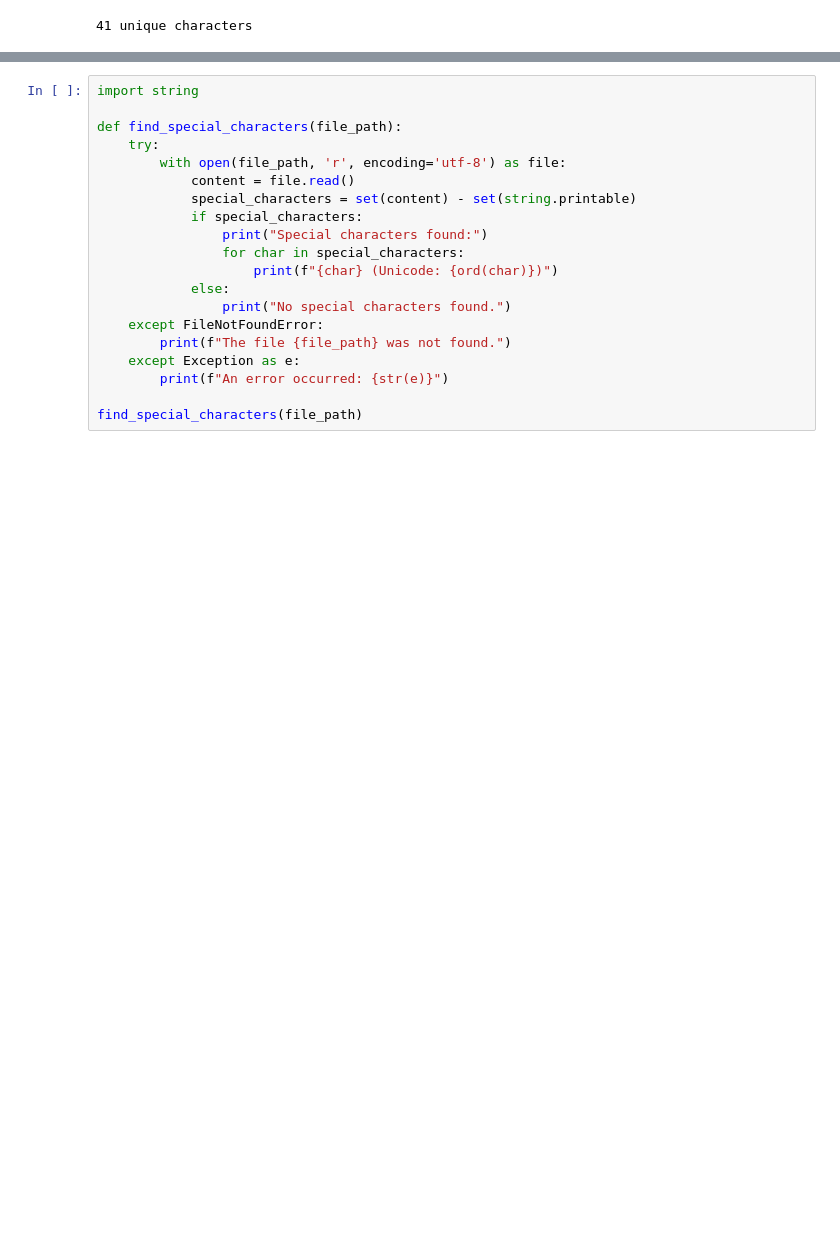
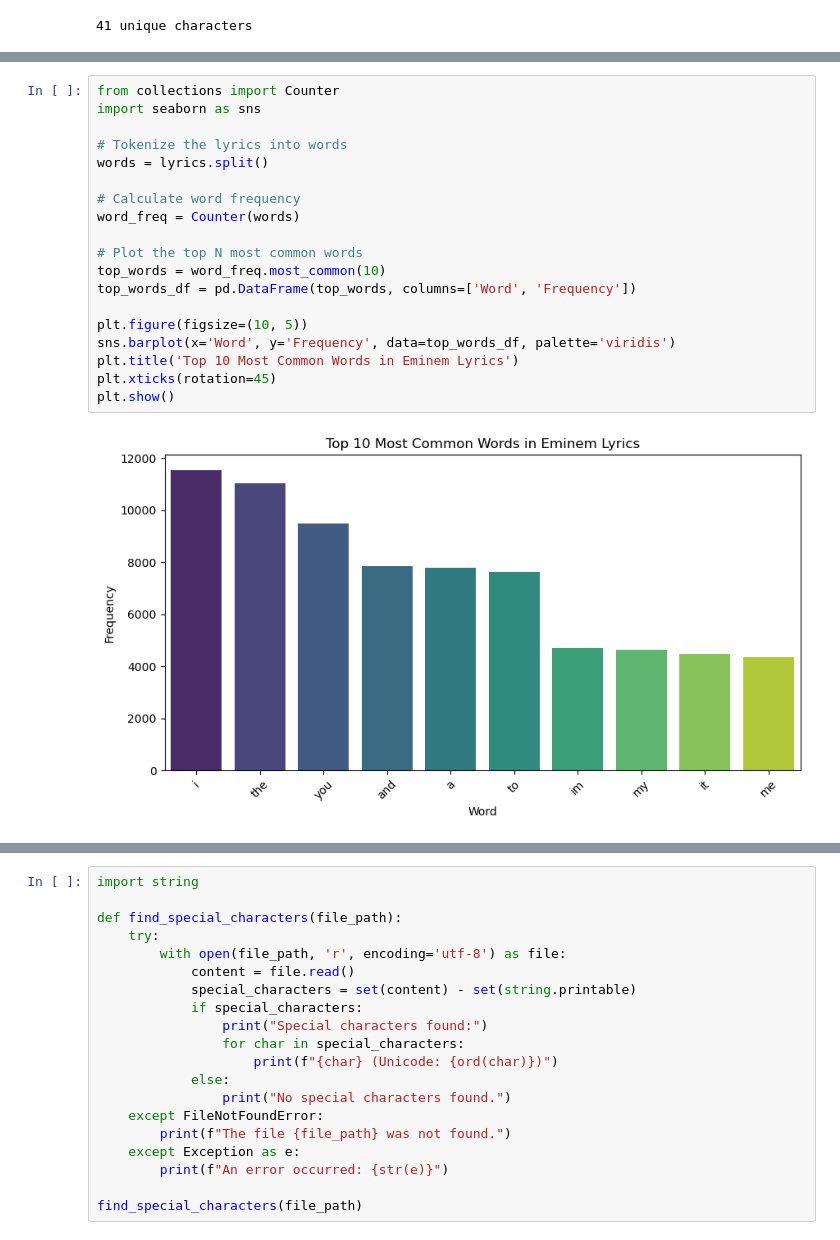
Before and after one commit to shnkreddy98/AILyricsGenerator, a Jupyter notebook: Proj.ipynb, the cells around one changed output, grey strips where cells are left out. Cells and saved outputs as stored; diff of their text form; blank space fills up the shorter version.

```diff
--- a/Model_0.ipynb
+++ b/Proj.ipynb
@@ -66,0 +131,21 @@ print(f'{len(vocab)} unique characters')
+# %%
+from collections import Counter
+import seaborn as sns
+
+# Tokenize the lyrics into words
+words = lyrics.split()
+
+# Calculate word frequency
+word_freq = Counter(words)
+
+# Plot the top N most common words
+top_words = word_freq.most_common(10)
+top_words_df = pd.DataFrame(top_words, columns=['Word', 'Frequency'])
+
+plt.figure(figsize=(10, 5))
+sns.barplot(x='Word', y='Frequency', data=top_words_df, palette='viridis')
+plt.title('Top 10 Most Common Words in Eminem Lyrics')
+plt.xticks(rotation=45)
+plt.show()
+# %% [output]
+[figure, added]
```
Also changed, not shown: parts of 19 cells of this notebook, 4 other files.
